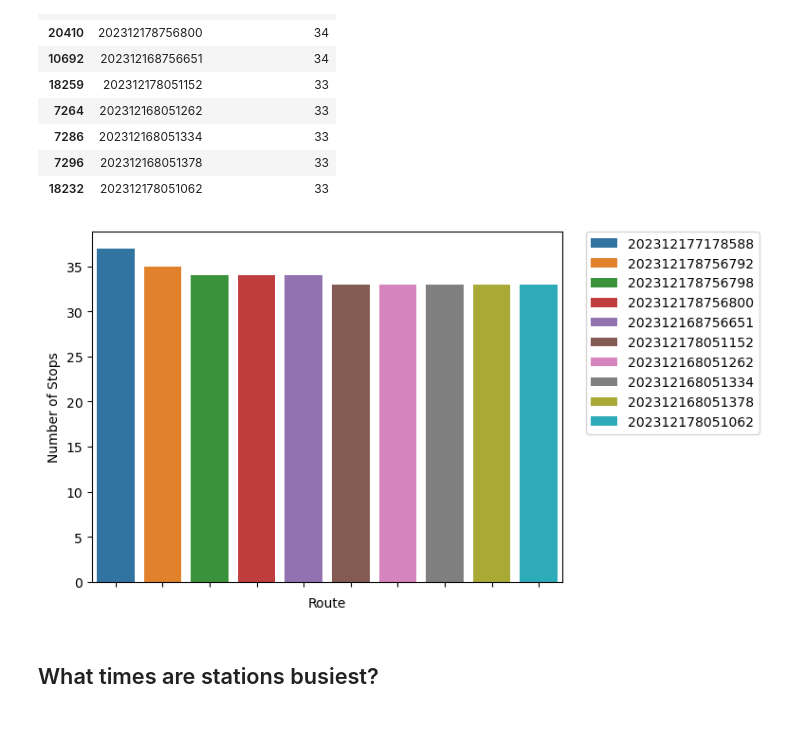
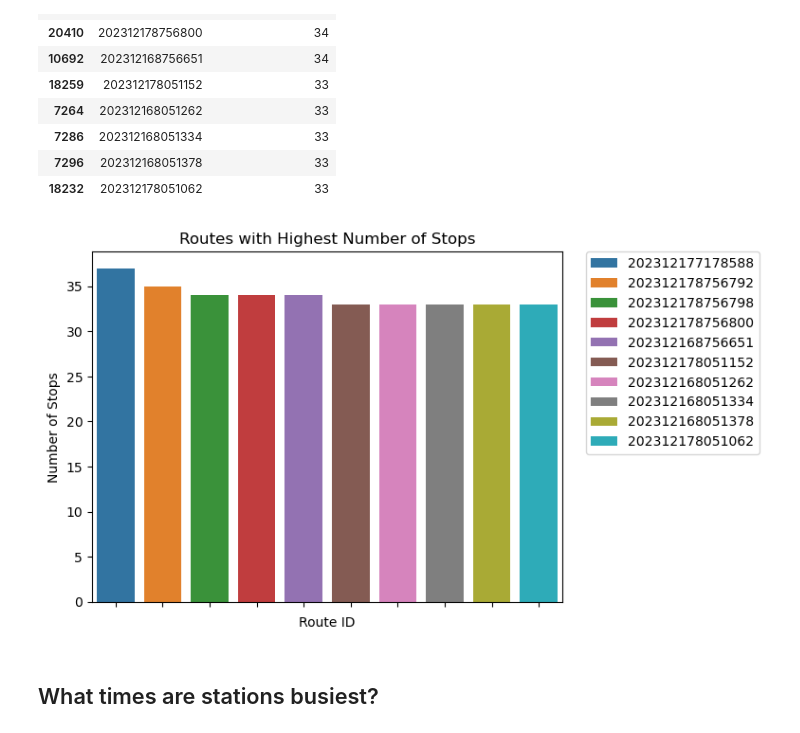
Before and after one commit to jsnabes/GC_Final_Project, a Jupyter notebook: FinalProjectEDA_pipeline_data.ipynb, the cells around one changed output. Drawn from its saved outputs; the diff is of its cells as text; code cells hidden in the pictures.

Commit message:
adding in titles to some visualizations

```diff
--- a/FinalProjectEDA_pipeline_data.ipynb
+++ b/FinalProjectEDA_pipeline_data.ipynb
@@ -721,10 +698,11 @@ ten_most_stops
 # %%
 sns.barplot(data=ten_most_stops, x='route_id', y='station_name_code', hue='route_id', dodge=False).set(xticklabels=[]);
 plt.ylabel('Number of Stops');
-plt.xlabel('Route');
+plt.xlabel('Route ID');
+plt.title('Routes with Highest Number of Stops')
 plt.legend(bbox_to_anchor=(1.05, 1), loc='upper left', borderaxespad=0);
 # %% [output]
-[figure, old version]
+[figure, new version]
 # %% [markdown]
 ## What times are stations busiest?
 # %%
```
Also changed, not shown: parts of 13 cells of this notebook.
